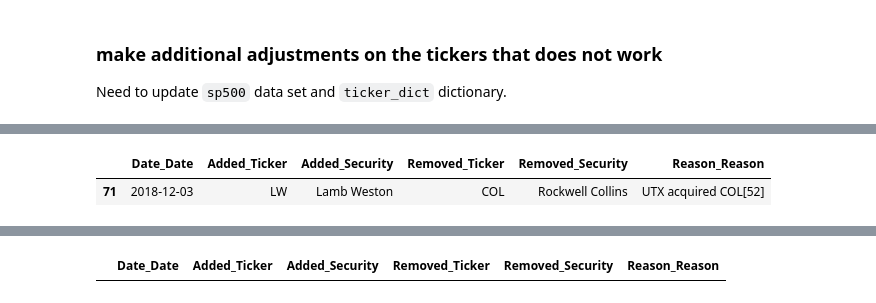
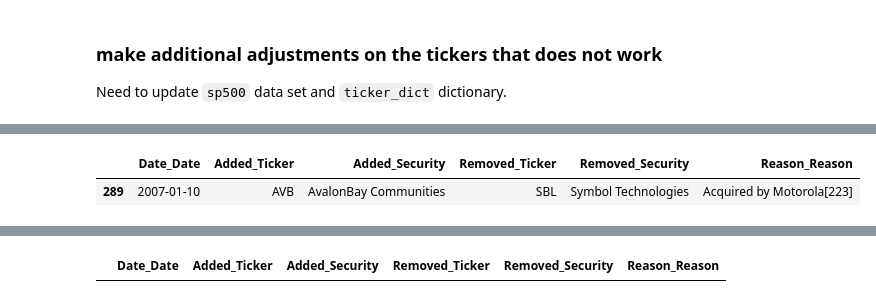
Before and after one commit to hooman34/platform, a Jupyter notebook: notebooks/99_S&P500_over_DMA.ipynb, the cells around one changed output, grey strips where cells are left out. Drawn from its saved outputs; the diff is of its cells as text; code cells hidden in the pictures.

```diff
--- a/notebooks/99_S&P500_over_DMA.ipynb
+++ b/notebooks/99_S&P500_over_DMA.ipynb
@@ -192,8 +144,9 @@ def update_sp500_list(ls, add_ticker, remove_ticker):
         ls.append(add_ticker)
     return ls
 
-def update_ticker_names(df, old_ticker_compay, old_ticker, new_ticker, ticker_column='Added_Ticker'):
-    df.loc[df['Added_Security']==old_ticker_compay, ticker_column] = df.loc[df['Added_Security']==old_ticker_compay].replace(old_ticker, new_ticker)
+def update_ticker_names(df_, old_ticker_compay, old_ticker, new_ticker, ticker_column='Added_Ticker'):
+    df = df_.copy()
+    df.loc[df[ticker_column]==old_ticker_compay, ticker_column] = df.loc[df[ticker_column]==old_ticker_compay, ticker_column].replace(old_ticker, new_ticker)
     return df
 # %% [markdown]
 - The `S&P500 composition changes` are based on the old tickers
@@ -235,6 +188,7 @@ adjustments = [
 
 for (old_ticker_compay, old_ticker, new_ticker) in adjustments:
     changes = update_ticker_names(changes, old_ticker_compay, old_ticker, new_ticker, ticker_column='Added_Ticker')
+    changes = update_ticker_names(changes, old_ticker_compay, old_ticker, new_ticker, ticker_column='Removed_Ticker')
 # %%
 # initial sp500 list
 sp500 = dict()
@@ -581,6 +602,6 @@ ticker_adjustments
 # %%
-changes.loc[changes.Removed_Ticker=='COL']
+changes.loc[changes.Removed_Ticker=='SBL']
 # %% [output]
 |  | Date_Date | Added_Ticker | Added_Security | Removed_Ticker | Removed_Security | Reason_Reason |
-| 71 | 2018-12-03 | LW | Lamb Weston | COL | Rockwell Collins | UTX acquired COL[52] |
+| 289 | 2007-01-10 | AVB | AvalonBay Communities | SBL | Symbol Technologies | Acquired by Motorola[223] |
 # %%
```
Also changed, not shown: parts of 63 cells of this notebook, 10 other files.
